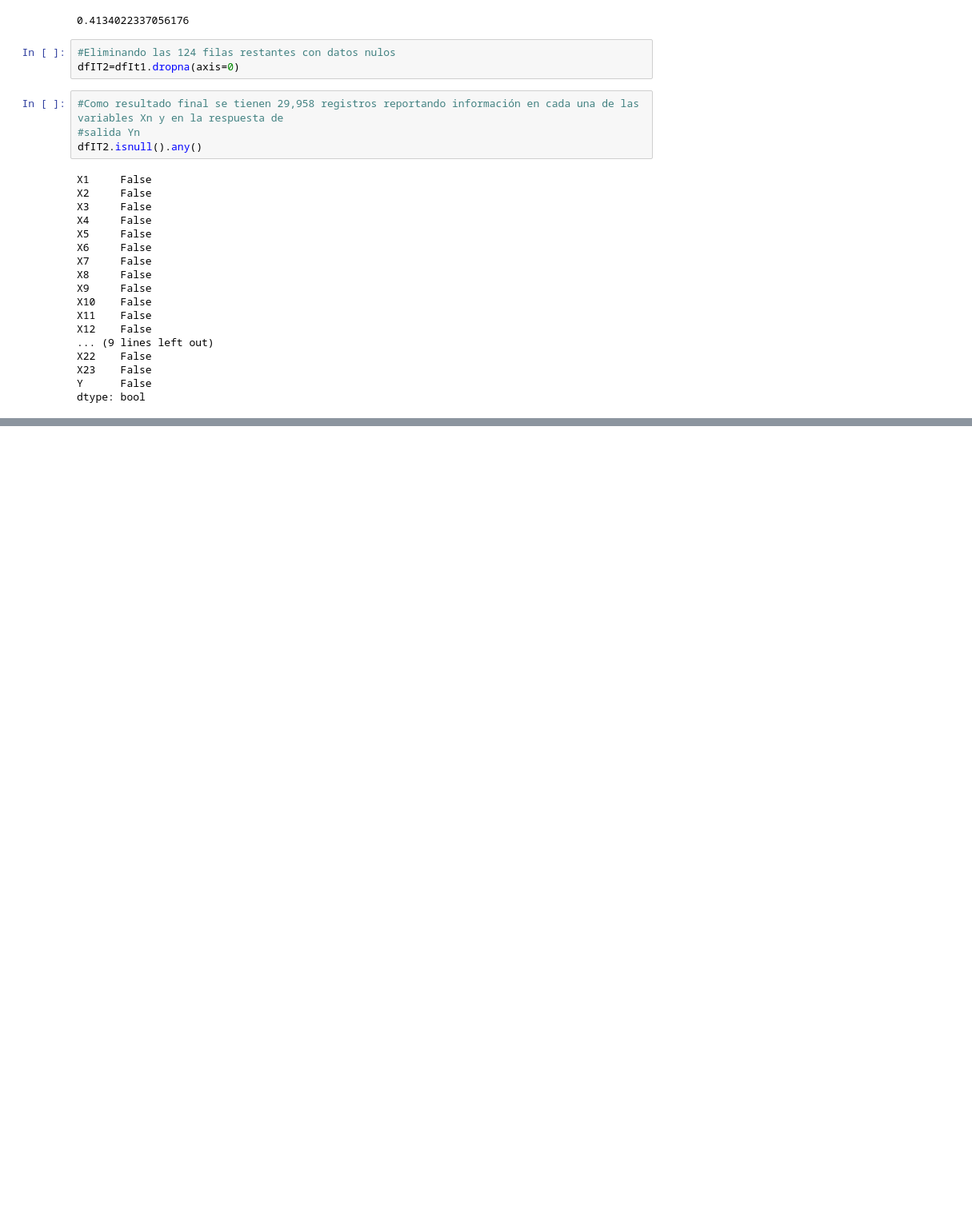
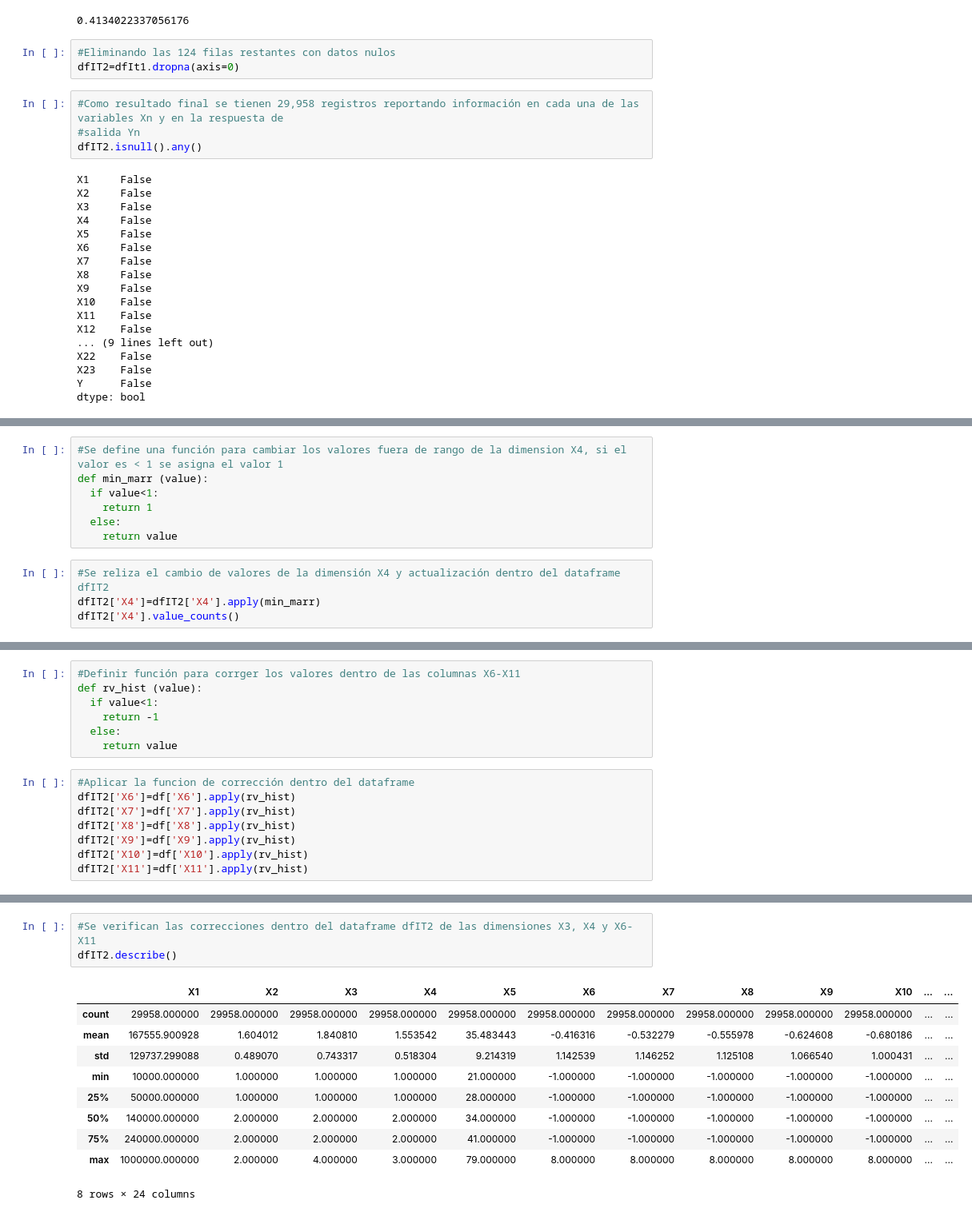
Before and after one commit to luisfernandorios/Actividades_Aprendizaje-, a Jupyter notebook: Semana_3_Actividad__1_A00453954.ipynb, the cells around one changed output, grey strips where cells are left out. Shown at 80% size. Saved outputs shown, nothing was run; the diff lists cells and outputs as text; blank space fills up the shorter version.

```diff
--- a/Semana_3_Actividad__1_A00453954.ipynb
+++ b/Semana_3_Actividad__1_A00453954.ipynb
@@ -182,0 +290,11 @@ memory usage: 5.7 MB
+# %%
+#Se define una función para cambiar los valores fuera de rango de la dimension X4, si el valor es < 1 se asigna el valor 1
+def min_marr (value):
+  if value<1:
+    return 1
+  else:
+    return value
+# %%
+#Se reliza el cambio de valores de la dimensión X4 y actualización dentro del dataframe dfIT2
+dfIT2['X4']=dfIT2['X4'].apply(min_marr)
+dfIT2['X4'].value_counts()
@@ -182,0 +325,15 @@ memory usage: 5.7 MB
+# %%
+#Definir función para corrger los valores dentro de las columnas X6-X11
+def rv_hist (value):
+  if value<1:
+    return -1
+  else:
+    return value
+# %%
+#Aplicar la funcion de corrección dentro del dataframe
+dfIT2['X6']=df['X6'].apply(rv_hist)
+dfIT2['X7']=df['X7'].apply(rv_hist)
+dfIT2['X8']=df['X8'].apply(rv_hist)
+dfIT2['X9']=df['X9'].apply(rv_hist)
+dfIT2['X10']=df['X10'].apply(rv_hist)
+dfIT2['X11']=df['X11'].apply(rv_hist)
@@ -182,0 +372,14 @@ memory usage: 5.7 MB
+# %%
+#Se verifican las correcciones dentro del dataframe dfIT2 de las dimensiones X3, X4 y X6-X11
+dfIT2.describe()
+# %% [output]
+|  | X1 | X2 | X3 | X4 | X5 | X6 | X7 | X8 | X9 | X10 | ... | ... |
+| count | 29958.000000 | 29958.000000 | 29958.000000 | 29958.000000 | 29958.000000 | 29958.000000 | 29958.000000 | 29958.000000 | 29958.000000 | 29958.000000 | ... | ... |
+| mean | 167555.900928 | 1.604012 | 1.840810 | 1.553542 | 35.483443 | -0.416316 | -0.532279 | -0.555978 | -0.624608 | -0.680186 | ... | ... |
+| std | 129737.299088 | 0.489070 | 0.743317 | 0.518304 | 9.214319 | 1.142539 | 1.146252 | 1.125108 | 1.066540 | 1.000431 | ... | ... |
+| min | 10000.000000 | 1.000000 | 1.000000 | 1.000000 | 21.000000 | -1.000000 | -1.000000 | -1.000000 | -1.000000 | -1.000000 | ... | ... |
+| 25% | 50000.000000 | 1.000000 | 1.000000 | 1.000000 | 28.000000 | -1.000000 | -1.000000 | -1.000000 | -1.000000 | -1.000000 | ... | ... |
+| 50% | 140000.000000 | 2.000000 | 2.000000 | 2.000000 | 34.000000 | -1.000000 | -1.000000 | -1.000000 | -1.000000 | -1.000000 | ... | ... |
+| 75% | 240000.000000 | 2.000000 | 2.000000 | 2.000000 | 41.000000 | -1.000000 | -1.000000 | -1.000000 | -1.000000 | -1.000000 | ... | ... |
+| max | 1000000.000000 | 2.000000 | 4.000000 | 3.000000 | 79.000000 | 8.000000 | 8.000000 | 8.000000 | 8.000000 | 8.000000 | ... | ... |
+8 rows × 24 columns
```
Also changed, not shown: parts of 20 cells of this notebook.
